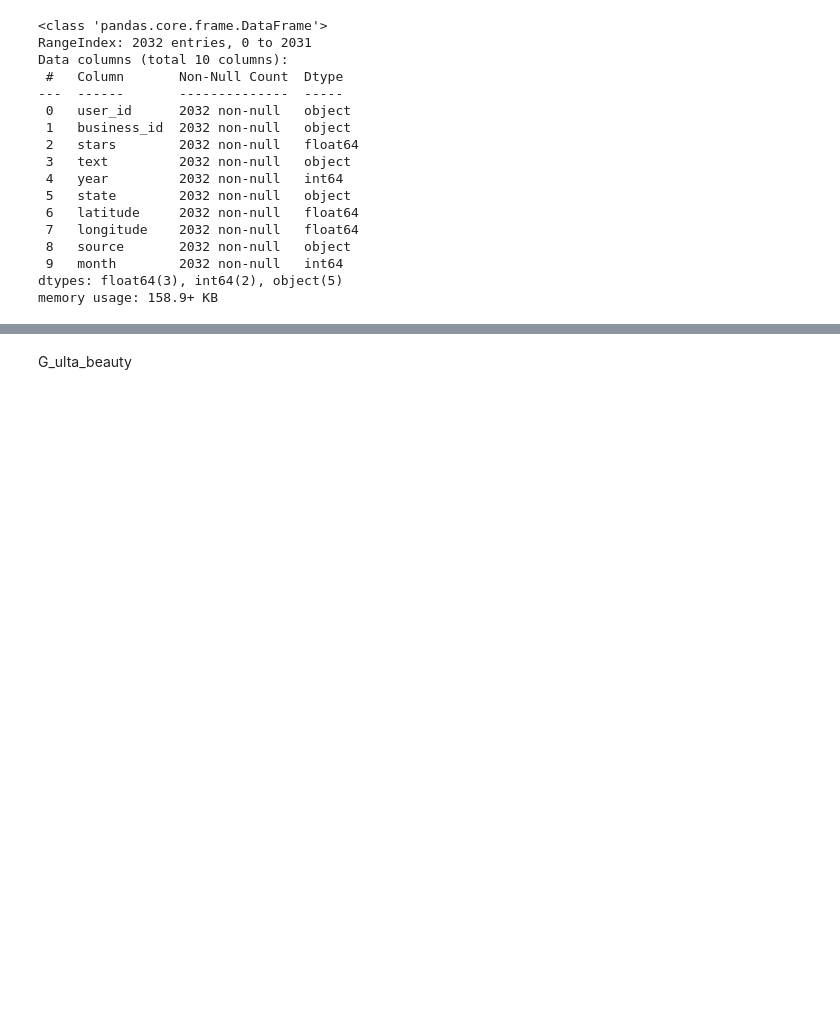
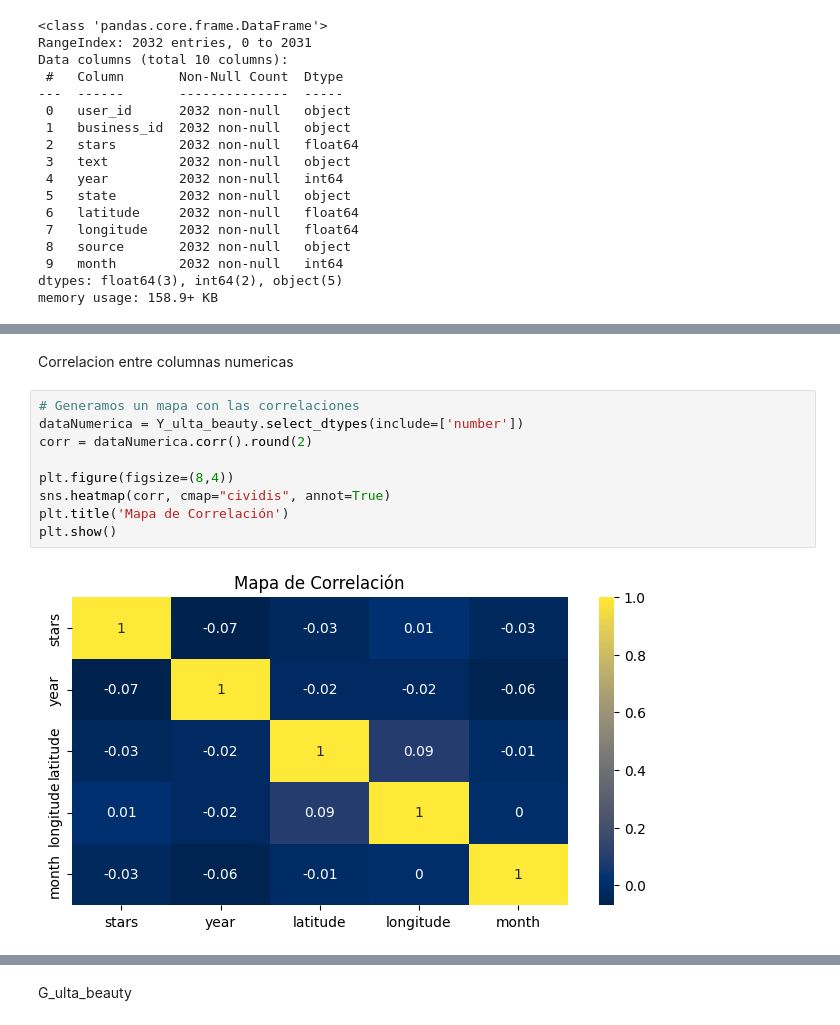
Before and after one commit to JohannaRangel/FinalProject_YelpGoogleMaps, a Jupyter notebook: notebooks/EDA.ipynb, the cells around one changed output, grey strips where cells are left out. Drawn from its saved outputs; the diff is of its cells as text; blank space fills up the shorter version.

```diff
--- a/notebooks/EDA.ipynb
+++ b/notebooks/EDA.ipynb
@@ -52,0 +110,13 @@ Y_ulta_beauty.tail()
+# %% [markdown]
+Correlacion entre columnas numericas
+# %%
+# Generamos un mapa con las correlaciones
+dataNumerica = Y_ulta_beauty.select_dtypes(include=['number'])
+corr = dataNumerica.corr().round(2)
+
+plt.figure(figsize=(8,4))
+sns.heatmap(corr, cmap="cividis", annot=True)
+plt.title('Mapa de Correlación')
+plt.show()
+# %% [output]
+[figure, added]
```
Also changed, not shown: parts of 19 cells of this notebook.
